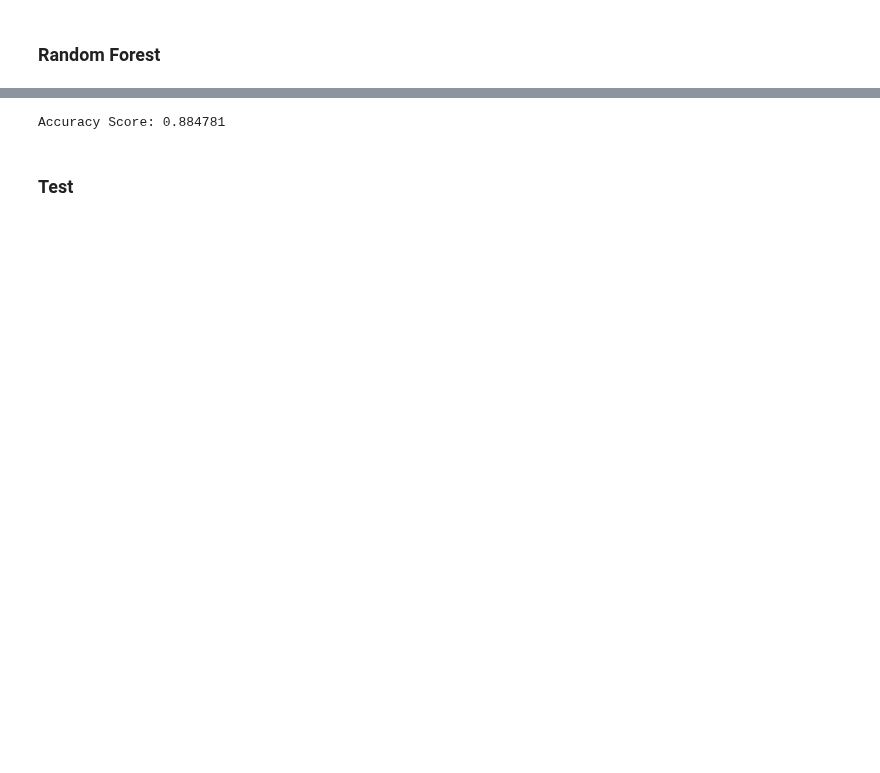
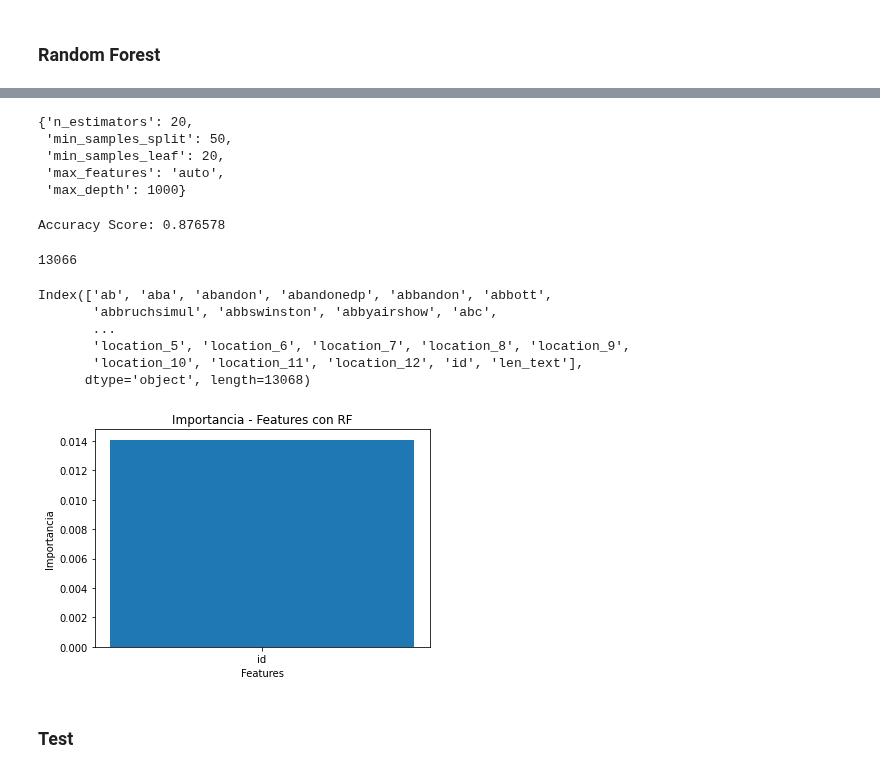
Before and after one commit to pablbob/9558-7506-Data-Hunters, a Jupyter notebook: TP2/random_forest.ipynb, the cells around one changed output, grey strips where cells are left out. Cells and saved outputs as stored; diff of their text form; code cells hidden in the pictures; blank space fills up the shorter version.

```diff
--- a/TP2/random_forest.ipynb
+++ b/TP2/random_forest.ipynb
@@ -125,0 +171,18 @@ X_train, X_test, y_train, y_test = train_test_split(X, y, test_size=0.3)
+# %%
+from sklearn.model_selection import RandomizedSearchCV
+n_estimators = [20, 50, 70, 100, 150, 200, 300, 500, 1000]
+max_features = ['auto', 'log2']
+max_depth = [20, 50, 70, 100, 1000, None]
+min_samples_split = [5, 20, 50]
+min_samples_leaf = [20]
+
+random_search = {'n_estimators': n_estimators,
+               'max_features': max_features,
+               'max_depth': max_depth,
+               'min_samples_split': min_samples_split,
+               'min_samples_leaf': min_samples_leaf}
+# %%
+rf_random = RandomizedSearchCV(estimator = RandomForestClassifier(), param_distributions = random_search, n_iter = 100, cv = 7,\
+                               random_state=111)
+# %%
+rf_random.fit(X_train, y_train)
@@ -126,11 +199,40 @@ X_train, X_test, y_train, y_test = train_test_split(X, y, test_size=0.3)
+# %%
+rf_random.best_params_
+# %% [output]
+{'n_estimators': 20,
+ 'min_samples_split': 50,
+ 'min_samples_leaf': 20,
+ 'max_features': 'auto',
+ 'max_depth': 1000}
 # %%
-rf_model = RandomForestClassifier(n_estimators=100, min_samples_split=20)
+rf_model = RandomForestClassifier(n_estimators=20, min_samples_split=50, random_state=111)
 rf_model.fit(X_train, y_train)
 preds = rf_model.predict(X_test)
 acc = np.sqrt(accuracy_score(y_test, preds))
 print("Accuracy Score: %f" % (acc))
 # %% [output]
-Accuracy Score: 0.884781
+Accuracy Score: 0.876578
+# %%
+rf_model.feature_importances_.argmax()
+# %% [output]
+13066
+# %%
+X_train.columns
+# %% [output]
+Index(['ab', 'aba', 'abandon', 'abandonedp', 'abbandon', 'abbott',
+       'abbruchsimul', 'abbswinston', 'abbyairshow', 'abc',
+       ...
+       'location_5', 'location_6', 'location_7', 'location_8', 'location_9',
+       'location_10', 'location_11', 'location_12', 'id', 'len_text'],
+      dtype='object', length=13068)
+# %%
+plt.bar(X_train.columns[rf_model.feature_importances_.argmax()], rf_model.feature_importances_.max())
+plt.xlabel('Features')
+plt.ylabel('Importancia')
+plt.title('Importancia - Features con RF')
+plt.show()
+# %% [output]
+[figure, added]
 # %% [markdown]
 ### Test
 # %%
```
Also changed, not shown: parts of 33 cells of this notebook, 2 other files.
